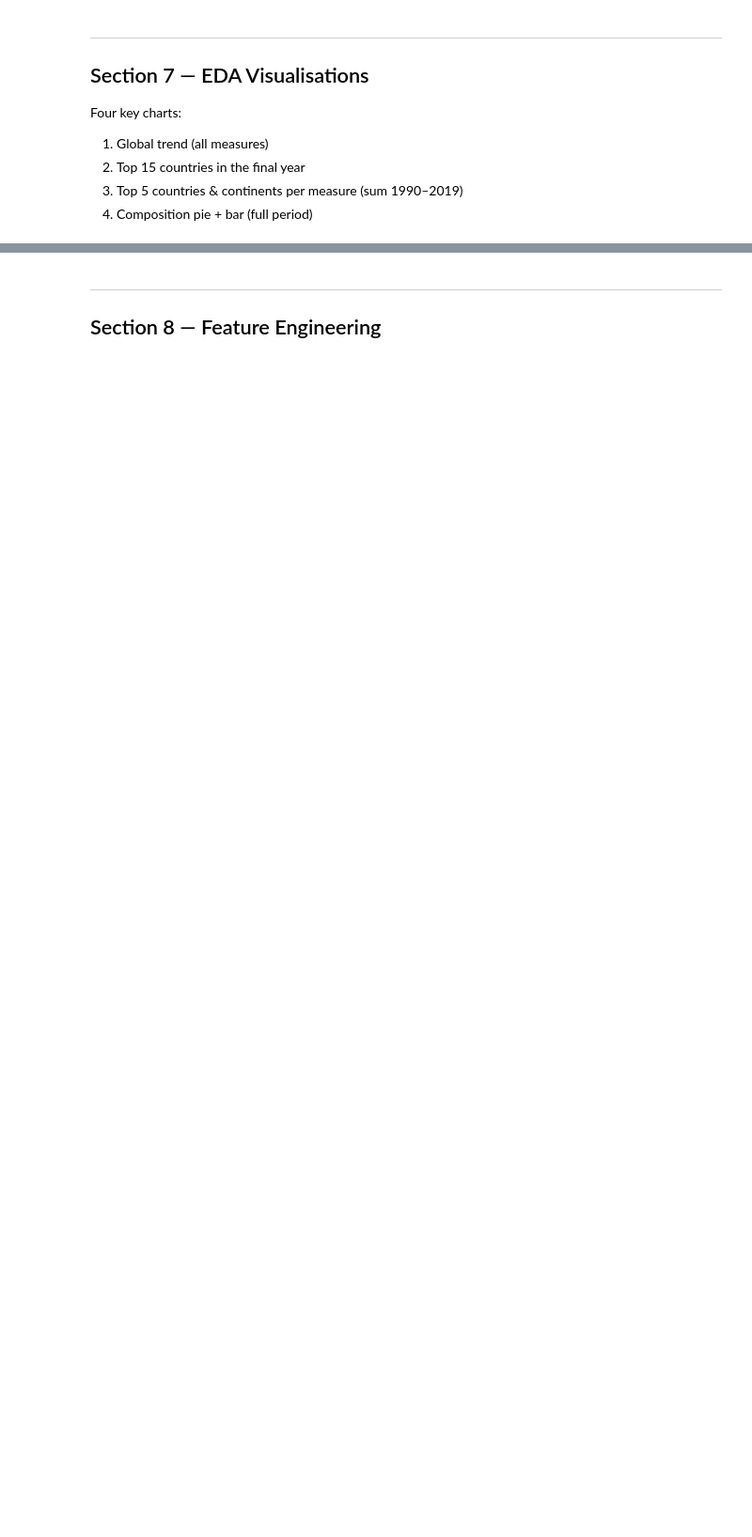
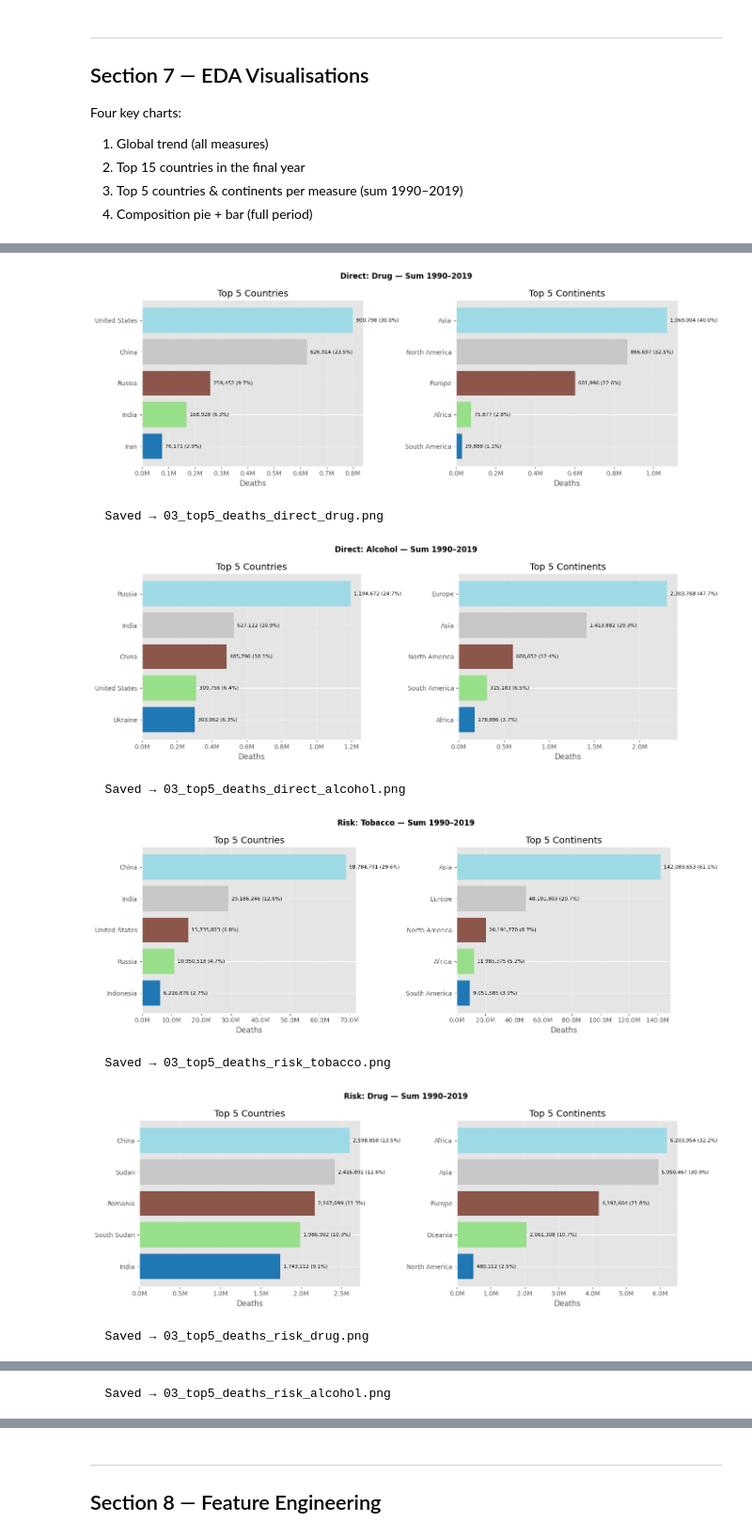
Before and after one commit to Udodirim/substance-abuse-analytics, a Jupyter notebook: Substance_Abuse_Analytics_APlus.ipynb, the cells around one changed output, grey strips where cells are left out. Shown at 94% size. Saved outputs shown, nothing was run; the diff lists cells and outputs as text; code cells hidden in the pictures; blank space fills up the shorter version.

```diff
--- a/Substance_Abuse_Analytics_APlus.ipynb
+++ b/Substance_Abuse_Analytics_APlus.ipynb
@@ -479,7 +479,8 @@ def safe_save_fig(fig, path) -> Path:
 
 def bar_palette(n: int):
     """Return n distinct colours from tab20."""
-    return [plt.cm.get_cmap("tab20")(i) for i in np.linspace(0, 1, max(n, 2))]
+    cmap = plt.colormaps.get_cmap("tab20")
+    return [cmap(i) for i in np.linspace(0, 1, max(n, 2))]
 
 
 def top_n_all_years(dfx: pd.DataFrame, level: str, measure: str, n: int = 5) -> pd.DataFrame:
@@ -616,21 +644,31 @@ safe_save_fig(fig, FIG_DIR / f"02_top15_countries_{last_yr}.png")
 # %%
 # [7C] TOP 5 COUNTRIES & CONTINENTS PER MEASURE (sum 1990–2019)
 
 for m in MEASURES:
     fig, axes = plt.subplots(1, 2, figsize=(14, 5))
     fig.suptitle(f"{PRETTY[m]} — Sum 1990–2019", fontsize=12, fontweight="bold")
 
     for ax, level in zip(axes, ["country", "continent"]):
         if level not in df.columns:
             ax.axis("off"); ax.set_title(f"No '{level}' column"); continue
         t = top_n_all_years(df_c if level == "country" else df, level, m, n=5)
         ax.barh(t["name"][::-1], t["value"][::-1], color=bar_palette(5))
         for i, (val, pc) in enumerate(zip(t["value"][::-1], t["share_pct"][::-1])):
             ax.text(val, i, f"  {val:,.0f} ({pc:.1f}%)", va="center", fontsize=8)
-        ax.set_title(f"Top 5 {level.title()}s")
+        ax.set_title(f"Top 5 {'Countries' if level == 'country' else 'Continents'}")
         ax.set_xlabel("Deaths")
         ax.grid(axis="x", alpha=0.3)
+        ax.xaxis.set_major_formatter(mticker.FuncFormatter(lambda x, _: f"{x/1e6:.1f}M"))
 
     plt.tight_layout()
     plt.show()
     safe_save_fig(fig, FIG_DIR / f"03_top5_{m}.png")
+# %% [output]
+[figure, added]
+  Saved → 03_top5_deaths_direct_drug.png
+[figure, added]
+  Saved → 03_top5_deaths_direct_alcohol.png
+[figure, added]
+  Saved → 03_top5_deaths_risk_tobacco.png
+[figure, added]
+  Saved → 03_top5_deaths_risk_drug.png
@@ -637,3 +676,4 @@ for m in MEASURES:
+  Saved → 03_top5_deaths_risk_alcohol.png
 # %%
 # [7D] COMPOSITION — pie + bar (full 1990–2019 period)
 
```
Also changed, not shown: parts of 20 cells of this notebook.
